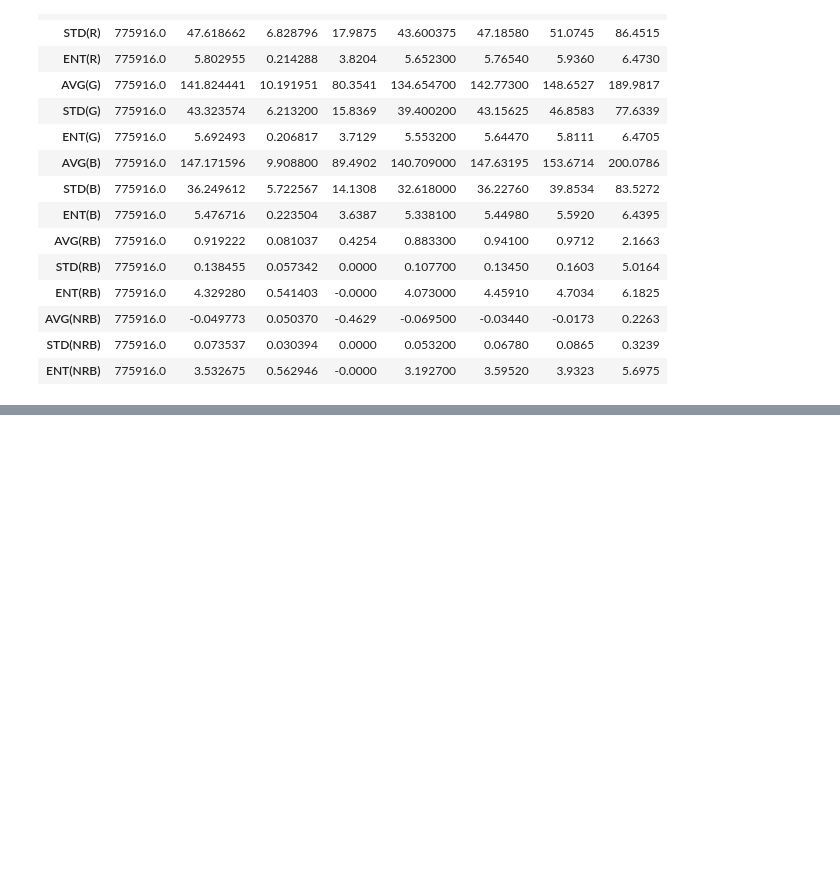
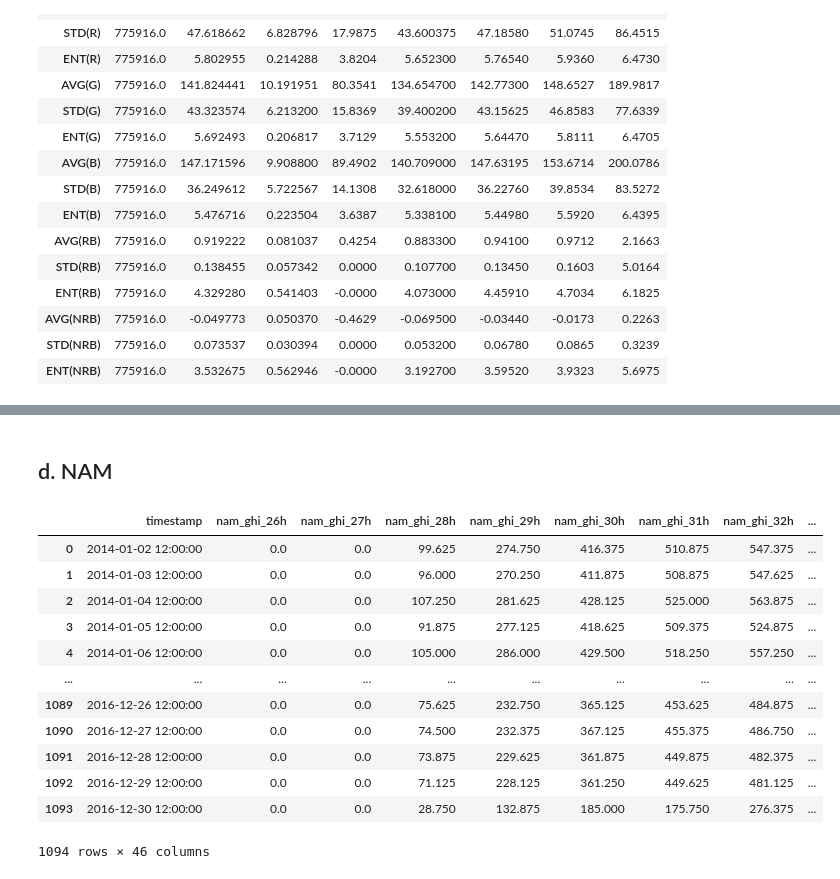
Before and after one commit to Adamouization/Solar-Irradiance-Forecasting, a Jupyter notebook: src/EDA.ipynb, the cells around one changed output, grey strips where cells are left out. Drawn from its saved outputs; the diff is of its cells as text; code cells hidden in the pictures; blank space fills up the shorter version.

```diff
--- a/src/EDA.ipynb
+++ b/src/EDA.ipynb
@@ -173,0 +235,19 @@ pd.read_csv("../data/Folsom_NAM_lat38.579454_lon-121.260320.csv")
+# %% [markdown]
+## d. NAM
+# %%
+df_nam = pd.read_csv("../data/NAM_nearest_node_day-ahead.csv", infer_datetime_format=True)
+df_nam
+# %% [output]
+|  | timestamp | nam_ghi_26h | nam_ghi_27h | nam_ghi_28h | nam_ghi_29h | nam_ghi_30h | nam_ghi_31h | nam_ghi_32h | ... |
+| 0 | 2014-01-02 12:00:00 | 0.0 | 0.0 | 99.625 | 274.750 | 416.375 | 510.875 | 547.375 | ... |
+| 1 | 2014-01-03 12:00:00 | 0.0 | 0.0 | 96.000 | 270.250 | 411.875 | 508.875 | 547.625 | ... |
+| 2 | 2014-01-04 12:00:00 | 0.0 | 0.0 | 107.250 | 281.625 | 428.125 | 525.000 | 563.875 | ... |
+| 3 | 2014-01-05 12:00:00 | 0.0 | 0.0 | 91.875 | 277.125 | 418.625 | 509.375 | 524.875 | ... |
+| 4 | 2014-01-06 12:00:00 | 0.0 | 0.0 | 105.000 | 286.000 | 429.500 | 518.250 | 557.250 | ... |
+| ... | ... | ... | ... | ... | ... | ... | ... | ... | ... |
+| 1089 | 2016-12-26 12:00:00 | 0.0 | 0.0 | 75.625 | 232.750 | 365.125 | 453.625 | 484.875 | ... |
+| 1090 | 2016-12-27 12:00:00 | 0.0 | 0.0 | 74.500 | 232.375 | 367.125 | 455.375 | 486.750 | ... |
+| 1091 | 2016-12-28 12:00:00 | 0.0 | 0.0 | 73.875 | 229.625 | 361.875 | 449.875 | 482.375 | ... |
+| 1092 | 2016-12-29 12:00:00 | 0.0 | 0.0 | 71.125 | 228.125 | 361.250 | 449.625 | 481.125 | ... |
+| 1093 | 2016-12-30 12:00:00 | 0.0 | 0.0 | 28.750 | 132.875 | 185.000 | 175.750 | 276.375 | ... |
+1094 rows × 46 columns
```
Also changed, not shown: parts of 13 cells of this notebook, 3 other files.
